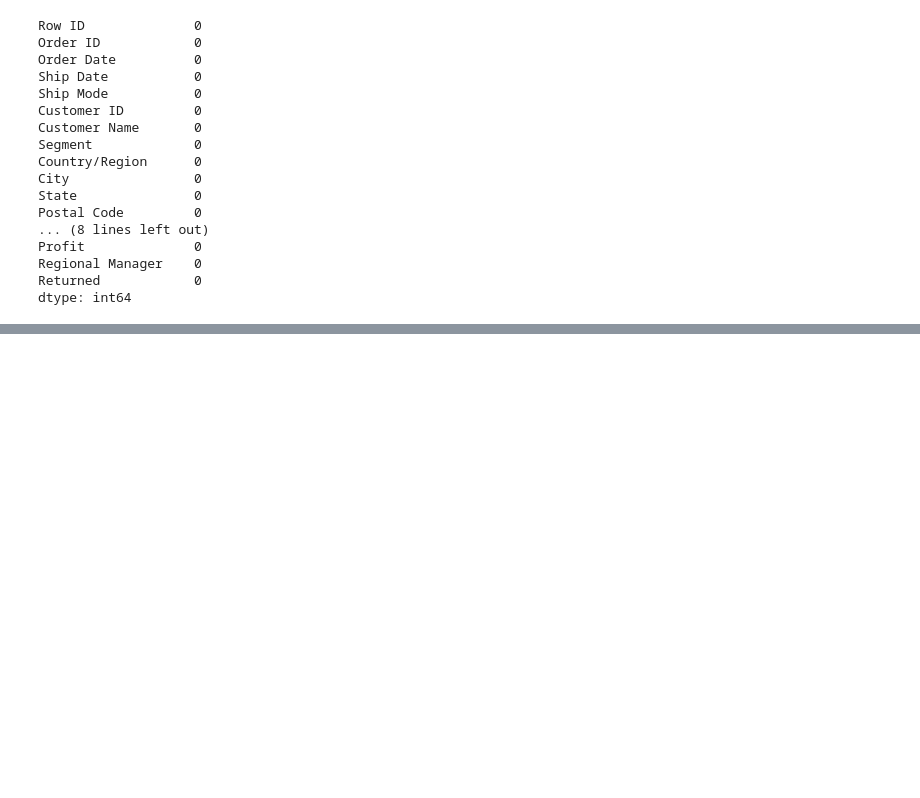
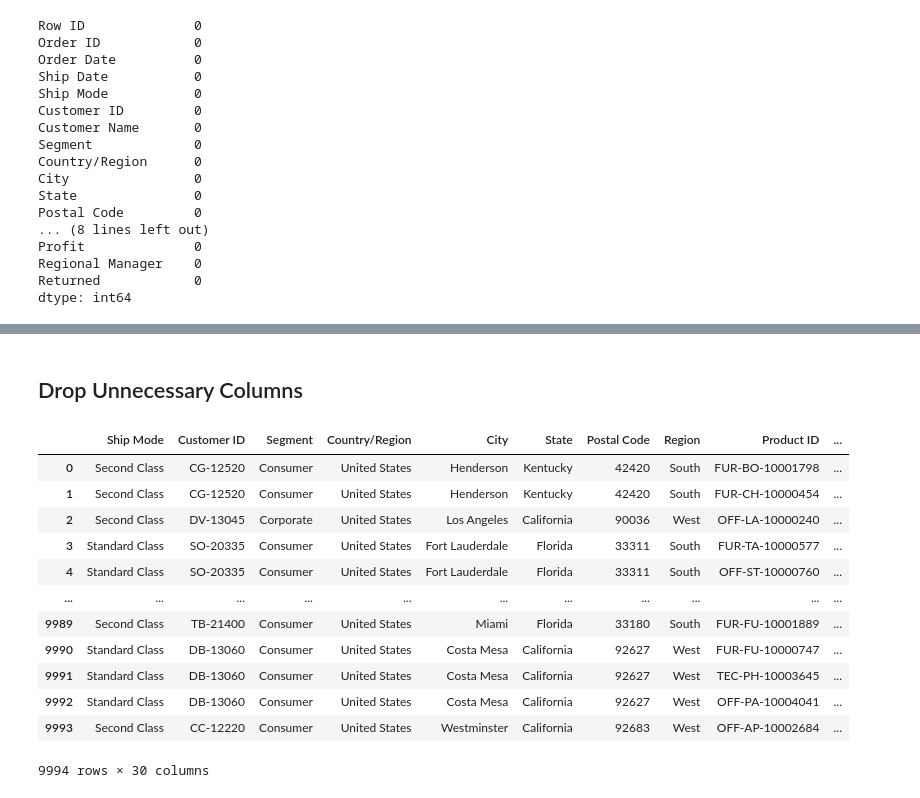
Before and after one commit to BenJMcCarty/Superstore_Sales_Dataset, a Jupyter notebook: notebooks/Feature_Engineering_and_Cleaning.ipynb, the cells around one changed output, grey strips where cells are left out. Cells and saved outputs as stored; diff of their text form; code cells hidden in the pictures; blank space fills up the shorter version.

Commit message:
Saved data, started regression

```diff
--- a/notebooks/Feature_Engineering_and_Cleaning.ipynb
+++ b/notebooks/Feature_Engineering_and_Cleaning.ipynb
@@ -210,0 +226,3 @@ dtype: int64
+# %%
+full_data['Postal Code'] = pd.to_numeric(full_data['Postal Code'], downcast='integer')
+full_data['Postal Code']
@@ -210,0 +242,3 @@ dtype: int64
+# %%
+full_data['Postal Code'] = full_data['Postal Code'].astype('object')
+full_data.loc[:, 'Postal Code']
@@ -210,0 +260,3 @@ dtype: int64
+# %%
+full_data['Order Cost'] = full_data['Sales'] - full_data['Profit']
+full_data
@@ -210,0 +279,24 @@ dtype: int64
+# %%
+## Convert Order Date and Ship Date to new columns
+
+## Ensure that the Order Date and Ship Date are in datetime format
+full_data['Order Date'] = pd.to_datetime(full_data['Order Date'])
+full_data['Ship Date'] = pd.to_datetime(full_data['Ship Date'])
+
+## Generate Order Date features
+full_data['Order_Quarter'] = full_data['Order Date'].dt.quarter.astype(int)
+full_data['Order_WeekOfYear'] = full_data['Order Date'].dt.isocalendar().week.astype(int)
+full_data['Order_WeekOfMonth'] = full_data['Order Date'].apply(lambda x: (x.day - 1) // 7 + 1).astype(int)
+full_data['Order_DayOfYear'] = full_data['Order Date'].dt.dayofyear.astype(int)
+full_data['Order_DayOfMonth'] = full_data['Order Date'].dt.day.astype(int)
+full_data['Order_DayOfWeek'] = full_data['Order Date'].dt.dayofweek.astype(int)
+
+## Generate Ship Date features
+full_data['Ship_Quarter'] = full_data['Ship Date'].dt.quarter.astype(int)
+full_data['Ship_WeekOfYear'] = full_data['Ship Date'].dt.isocalendar().week.astype(int)
+full_data['Ship_WeekOfMonth'] = full_data['Ship Date'].apply(lambda x: (x.day - 1) // 7 + 1).astype(int)
+full_data['Ship_DayOfYear'] = full_data['Ship Date'].dt.dayofyear.astype(int)
+full_data['Ship_DayOfMonth'] = full_data['Ship Date'].dt.day.astype(int)
+full_data['Ship_DayOfWeek'] = full_data['Ship Date'].dt.dayofweek.astype(int)
+
+full_data
@@ -210,0 +317,20 @@ dtype: int64
+# %% [markdown]
+## Drop Unnecessary Columns
+# %%
+full_data = full_data.drop(columns = ['Row ID', 'Order Date', 'Ship Date',
+                                      'Order ID', 'Customer Name', 'Product Name'])
+full_data
+# %% [output]
+|  | Ship Mode | Customer ID | Segment | Country/Region | City | State | Postal Code | Region | Product ID | ... |
+| 0 | Second Class | CG-12520 | Consumer | United States | Henderson | Kentucky | 42420 | South | FUR-BO-10001798 | ... |
+| 1 | Second Class | CG-12520 | Consumer | United States | Henderson | Kentucky | 42420 | South | FUR-CH-10000454 | ... |
+| 2 | Second Class | DV-13045 | Corporate | United States | Los Angeles | California | 90036 | West | OFF-LA-10000240 | ... |
+| 3 | Standard Class | SO-20335 | Consumer | United States | Fort Lauderdale | Florida | 33311 | South | FUR-TA-10000577 | ... |
+| 4 | Standard Class | SO-20335 | Consumer | United States | Fort Lauderdale | Florida | 33311 | South | OFF-ST-10000760 | ... |
+| ... | ... | ... | ... | ... | ... | ... | ... | ... | ... | ... |
+| 9989 | Second Class | TB-21400 | Consumer | United States | Miami | Florida | 33180 | South | FUR-FU-10001889 | ... |
+| 9990 | Standard Class | DB-13060 | Consumer | United States | Costa Mesa | California | 92627 | West | FUR-FU-10000747 | ... |
+| 9991 | Standard Class | DB-13060 | Consumer | United States | Costa Mesa | California | 92627 | West | TEC-PH-10003645 | ... |
+| 9992 | Standard Class | DB-13060 | Consumer | United States | Costa Mesa | California | 92627 | West | OFF-PA-10004041 | ... |
+| 9993 | Second Class | CC-12220 | Consumer | United States | Westminster | California | 92683 | West | OFF-AP-10002684 | ... |
+9994 rows × 30 columns
```
Also changed, not shown: parts of 21 cells of this notebook, 2 other files.
